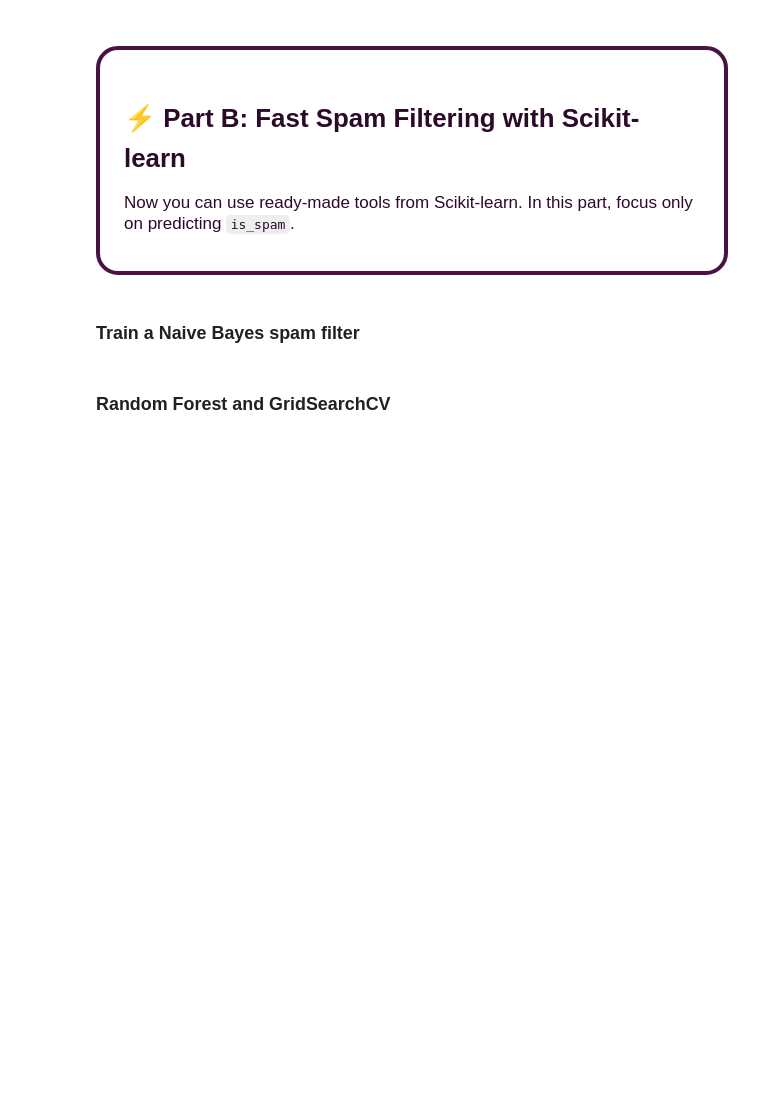
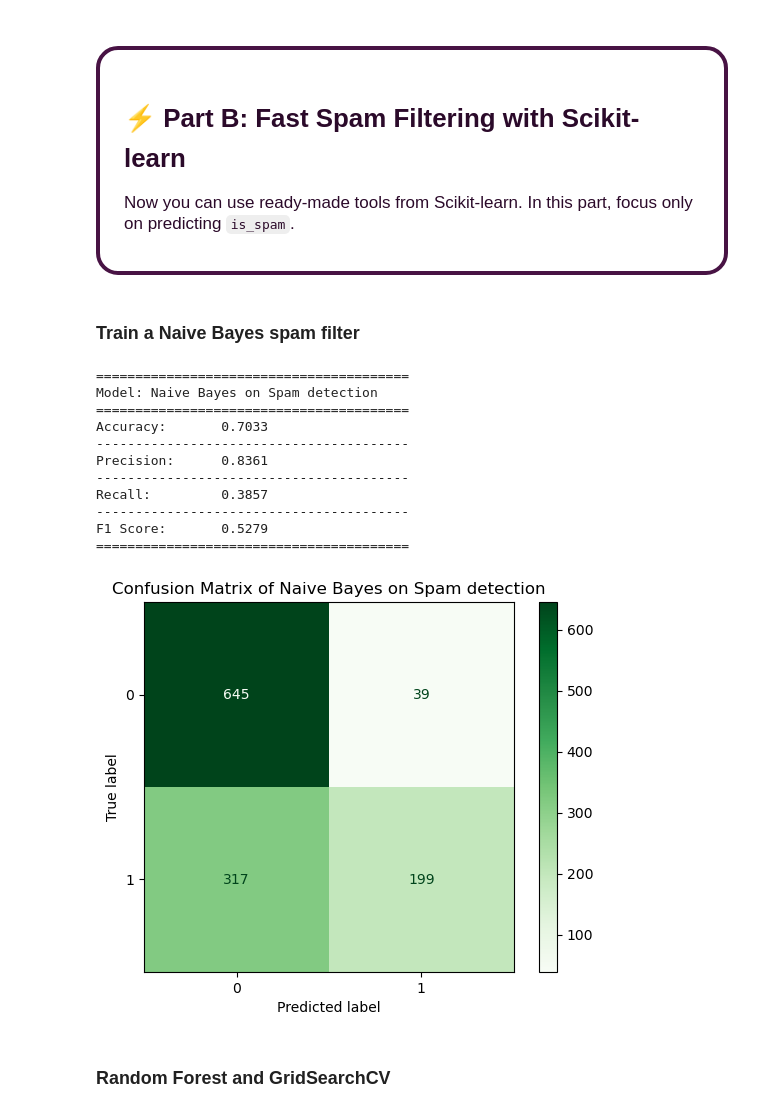
Before and after one commit to sami-rk/OrdinaryMLmodels, a Jupyter notebook: models.ipynb, the cells around one changed output. Drawn from its saved outputs; the diff is of its cells as text; code cells hidden in the pictures; blank space fills up the shorter version.

Commit message:
Test Naive Bayes on the same data for part 1

```diff
--- a/models.ipynb
+++ b/models.ipynb
@@ -410,11 +410,28 @@ F1 Score:       0.6117
 # %% [markdown]
 ### Train a Naive Bayes spam filter
 # %%
-# Import GaussianNB from sklearn.naive_bayes
+from sklearn.naive_bayes import GaussianNB
 # Create a GaussianNB model
+naive_bayes_spam = GaussianNB()
 # Train the model using X_train_spam and y_train_spam
+naive_bayes_spam.fit(X_train_spam, y_train_spam)
 # Predict on X_val_spam
+y_pred_bayes = naive_bayes_spam.predict(X_test_spam)
 # Evaluate the model using Accuracy and F1-score
+evaluate_model(y_test_spam, y_pred_bayes, "Naive Bayes on Spam detection")
+# %% [output]
+========================================
+Model: Naive Bayes on Spam detection
+========================================
+Accuracy:       0.7033
+----------------------------------------
+Precision:      0.8361
+----------------------------------------
+Recall:         0.3857
+----------------------------------------
+F1 Score:       0.5279
+========================================
+[figure, added]
 # %% [markdown]
 ### Random Forest and GridSearchCV
 # %%
```
